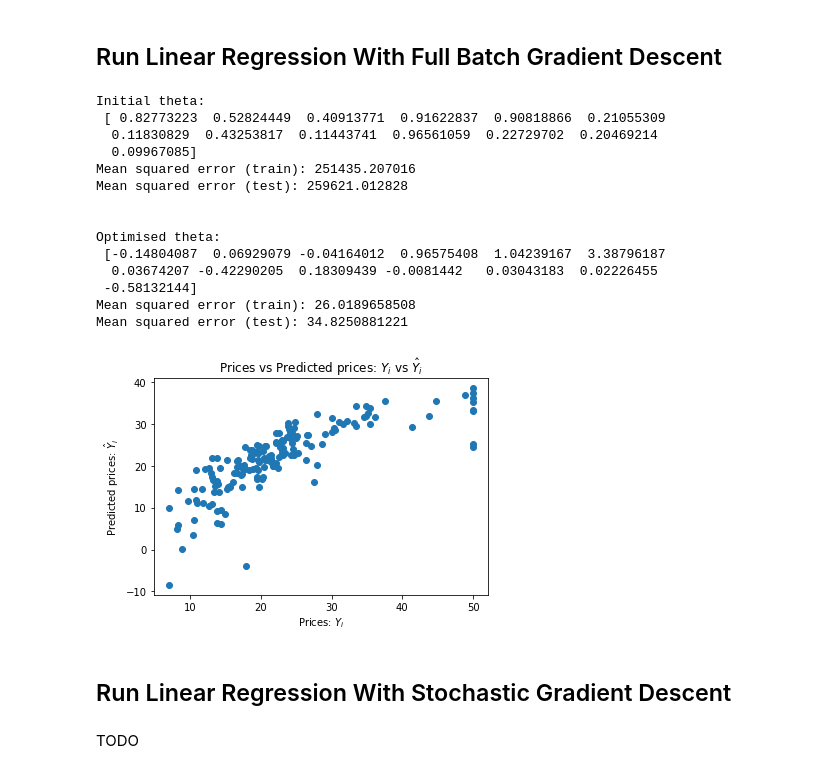
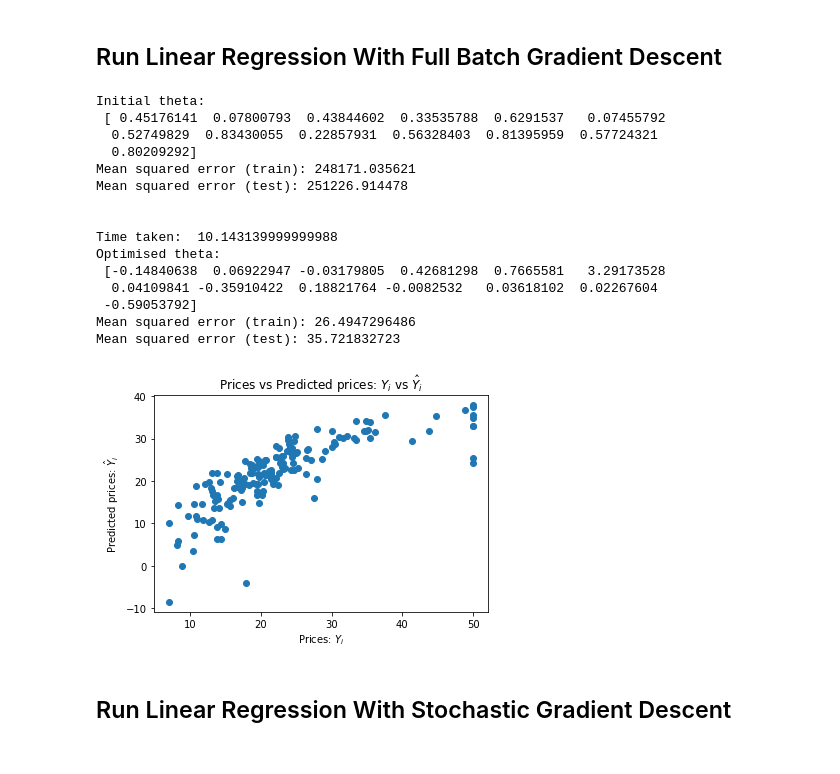
Before and after one commit to spiritedtechie/boston-house-prices-prediction, a Jupyter notebook: Boston House Prices - Linear Regression.ipynb, the cells around one changed output. Cells and saved outputs as stored; diff of their text form; code cells hidden in the pictures.

```diff
--- a/Boston House Prices - Linear Regression.ipynb
+++ b/Boston House Prices - Linear Regression.ipynb
@@ -185,43 +205,44 @@ Mean squared error (test): 28.54
 # %%
 debug = False
 num_of_iterations = 300000
 alpha = 0.000004 # learning rate
 
 initial_theta = np.random.rand((X.shape[1]))
 mse_on_train = mean_squared_error(X_train, y_train, initial_theta)
 mse_on_test = mean_squared_error(X_test, y_test, initial_theta)
 
 print('Initial theta: \n', initial_theta)
 print("Mean squared error (train):", mse_on_train)
 print("Mean squared error (test):", mse_on_test)
 
-optimised_theta = gradient_descent_batch(X_train, y_train, initial_theta, alpha, num_of_iterations)
+print('\n')
+start = time.clock()
+optimised_theta = gradient_descent_full_batch(X_train, y_train, initial_theta, alpha, num_of_iterations)
+print("Time taken:", time.clock() - start)
 mse_on_train = mean_squared_error(X_train, y_train, optimised_theta)
 mse_on_test = mean_squared_error(X_test, y_test, optimised_theta)
-print('\n')
 print('Optimised theta: \n', optimised_theta)
 print("Mean squared error (train):", mse_on_train)
 print("Mean squared error (test):", mse_on_test)
 
 y_pred = X_test.dot(optimised_theta.T)
-plot_scatter(y_test, y_pred)
+plot_actual_over_predicted(y_test, y_pred)
 # %% [output]
 Initial theta:
- [ 0.82773223  0.52824449  0.40913771  0.91622837  0.90818866  0.21055309
-  0.11830829  0.43253817  0.11443741  0.96561059  0.22729702  0.20469214
-  0.09967085]
-Mean squared error (train): 251435.207016
-Mean squared error (test): 259621.012828
+ [ 0.45176141  0.07800793  0.43844602  0.33535788  0.6291537   0.07455792
+  0.52749829  0.83430055  0.22857931  0.56328403  0.81395959  0.57724321
+  0.80209292]
+Mean squared error (train): 248171.035621
+Mean squared error (test): 251226.914478
 
 
+Time taken:  10.143139999999988
 Optimised theta:
- [-0.14804087  0.06929079 -0.04164012  0.96575408  1.04239167  3.38796187
-  0.03674207 -0.42290205  0.18309439 -0.0081442   0.03043183  0.02226455
- -0.58132144]
-Mean squared error (train): 26.0189658508
-Mean squared error (test): 34.8250881221
+ [-0.14840638  0.06922947 -0.03179805  0.42681298  0.7665581   3.29173528
+  0.04109841 -0.35910422  0.18821764 -0.0082532   0.03618102  0.02267604
+ -0.59053792]
+Mean squared error (train): 26.4947296486
+Mean squared error (test): 35.721832723
-[figure, old version]
+[figure, new version]
 # %% [markdown]
 ## Run Linear Regression With Stochastic Gradient Descent
-# %% [markdown]
-TODO
```
Also changed, not shown: parts of 5 cells of this notebook.
